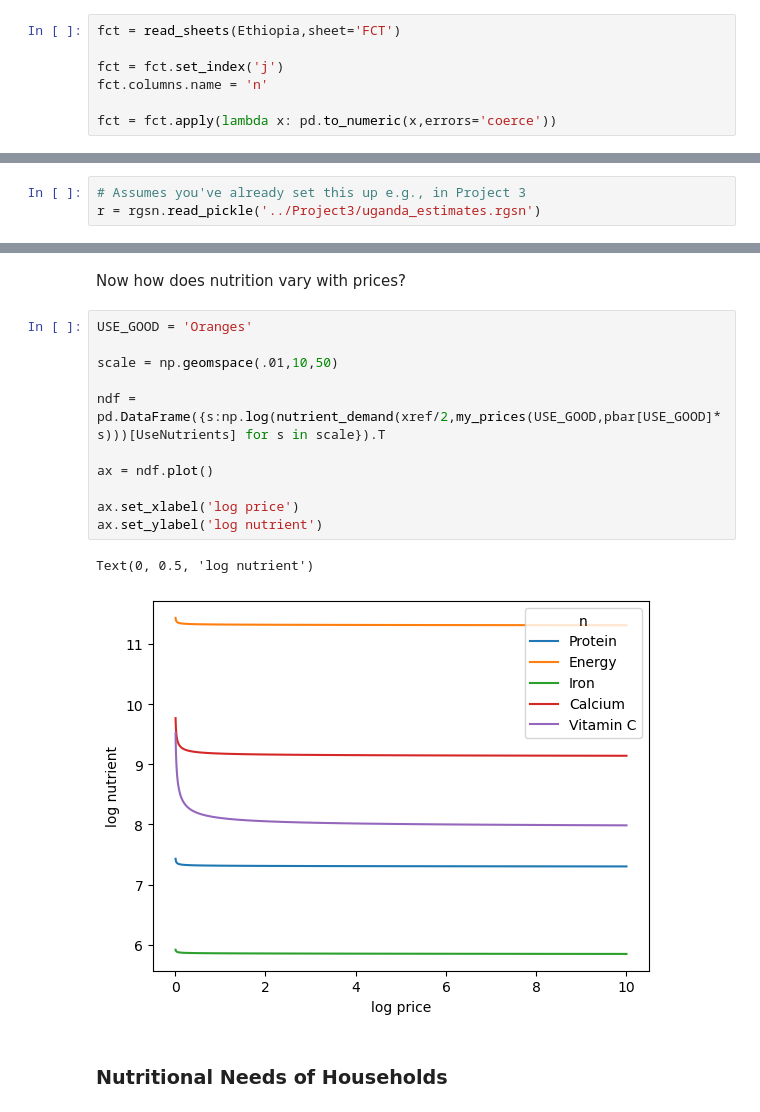
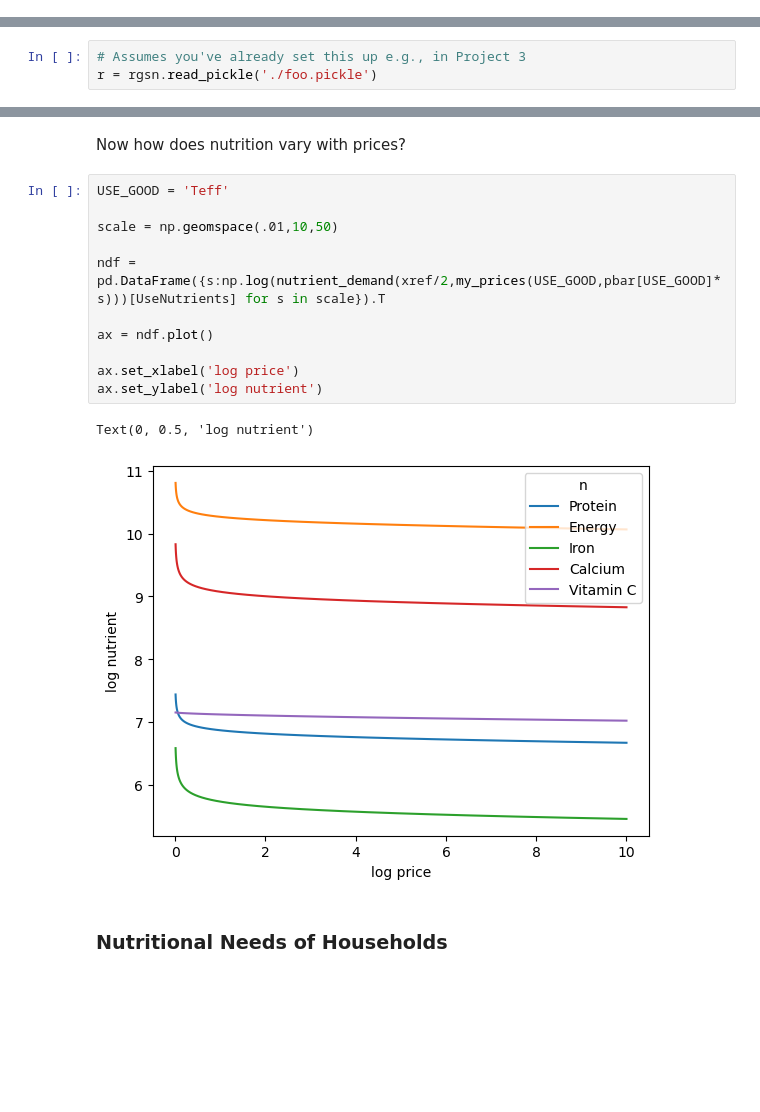
Before and after one commit to lauremariho/proj4_LutherBurbank, a Jupyter notebook: ethiopia_code.ipynb, the cells around one changed output, grey strips where cells are left out. Cells and saved outputs as stored; diff of their text form; blank space fills up the shorter version.

Commit message:
Graphs are updated

```diff
--- a/ethiopia_code.ipynb
+++ b/ethiopia_code.ipynb
@@ -485,10 +482,3 @@ import cfe.regression as rgsn
 Using the data on household characteristics and (log) expenditures, we can estimate the demand system (`d`,=y=).  This gives us predictions of expenditures on different kinds of foods.  Then if we divide these expenditures by prices, we get predicted quantities of food.
 
 However, here we&rsquo;re interested in nutritional outcomes, so we need a food conversion table:
-# %%
-fct = read_sheets(Ethiopia,sheet='FCT')
-
-fct = fct.set_index('j')
-fct.columns.name = 'n'
-
-fct = fct.apply(lambda x: pd.to_numeric(x,errors='coerce'))
@@ -511,6 +512,6 @@ An instance `r` of `cfe.Regression` can be made persistent with
 # %%
 # Assumes you've already set this up e.g., in Project 3
-r = rgsn.read_pickle('../Project3/uganda_estimates.rgsn')
+r = rgsn.read_pickle('./foo.pickle')
 # %% [markdown]
 #### Reference Prices
 # %% [markdown]
@@ -721,19 +723,19 @@ Text(0, 0.5, 'log nutrient')
 # %% [markdown]
 Now how does nutrition vary with prices?
 # %%
-USE_GOOD = 'Oranges'
+USE_GOOD = 'Teff'
 
 scale = np.geomspace(.01,10,50)
 
 ndf = pd.DataFrame({s:np.log(nutrient_demand(xref/2,my_prices(USE_GOOD,pbar[USE_GOOD]*s)))[UseNutrients] for s in scale}).T
 
 ax = ndf.plot()
 
 ax.set_xlabel('log price')
 ax.set_ylabel('log nutrient')
 # %% [output]
 Text(0, 0.5, 'log nutrient')
-[figure, old version]
+[figure, new version]
 # %% [markdown]
 ### Nutritional Needs of Households
 # %% [markdown]
```
Also changed, not shown: parts of 18 cells of this notebook.
